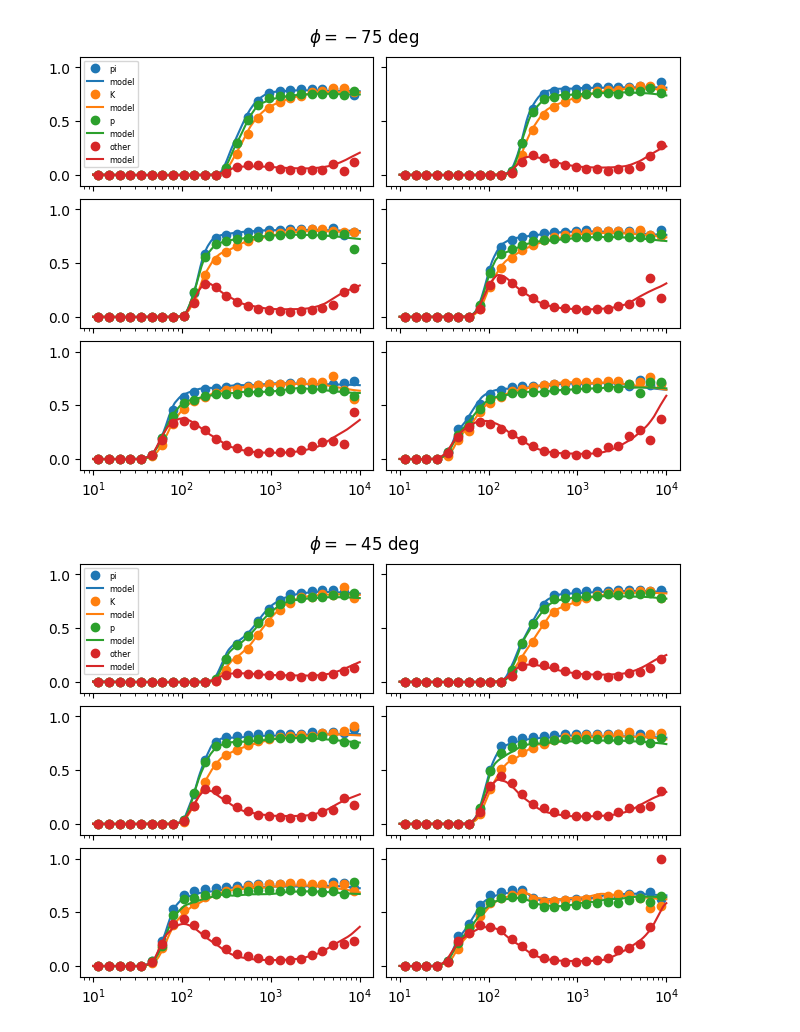
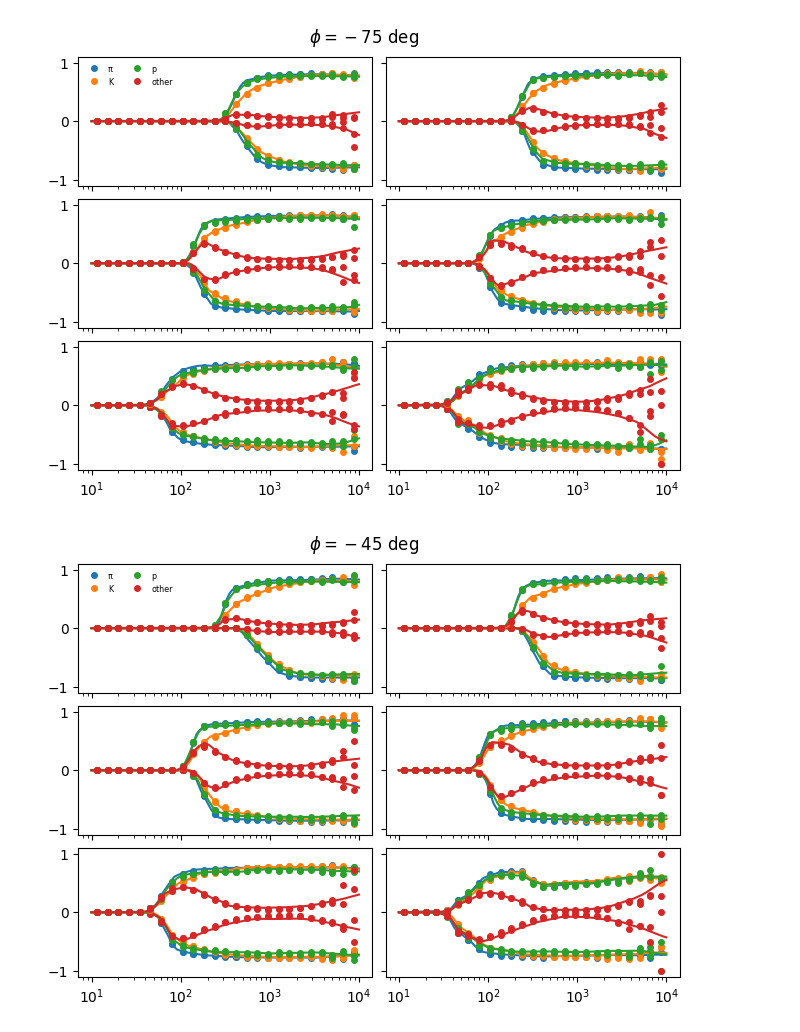
Before and after one commit to HDembinski/HDembinski.github.io, a Jupyter notebook: regression.ipynb, the cells around one changed output. Cells and saved outputs as stored; diff of their text form; code cells hidden in the pictures.

```diff
--- a/regression.ipynb
+++ b/regression.ipynb
@@ -53,27 +96,30 @@ Pipeline(steps=[('functiontransformer',
 # %%
-labels = ("pi", "K", "p", "other")
+labels = ("π", "K", "p", "other")
 for phii in rec.axes[2].centers:
     fig, axes = plt.subplots(3, 2, sharex=True, sharey=True, layout="compressed")
     plt.suptitle(rf"$\phi = {np.degrees(phii):.0f}$ deg")
     for etai, axi in zip(rec.axes[0].centers, axes.flat):
         plt.sca(axi)
-        for isp, label in enumerate(labels):
-            ma = X[:, 0] == etai
-            ma &= X[:, 2] == phii
-            ma &= X[:, 3] == isp
-            l, = plt.plot(X[ma, 1], y[ma], "o", label=f"{label}")
+        for ich, charge in enumerate((-1, 1)):
+            for isp, label in enumerate(labels):
+                ma = X[:, 0] == etai
+                ma &= np.abs(X[:, 2] - np.cos(phii)) < 0.001
+                ma &= X[:, 4] == ich
+                ma &= X[:, 5] == isp
+                plt.plot(np.exp(X[ma, 1]), charge * y[ma], "o", ms=4, color=f"C{isp}", label=f"{label}" if ich else None)
 
-            mpt = np.geomspace(10, 1e4, 2000)
-            Xp = np.empty((len(mpt), 4))
-            Xp[:, 0] = etai
-            Xp[:, 1] = mpt
-            Xp[:, 2] = phii
-            Xp[:, 3] = isp
-            yp = clf.predict(Xp)
-            plt.plot(Xp[:, 1], yp, label=f"model", color=l.get_color())
-
+                mpt = np.geomspace(10, 1e4, 2000)
+                Xp = np.empty((len(mpt), 6), dtype=np.float32)
+                Xp[:, 0] = etai
+                Xp[:, 1] = np.log(mpt)
+                Xp[:, 2] = np.cos(phii)
+                Xp[:, 3] = np.sin(phii)
+                Xp[:, 4] = ich
+                Xp[:, 5] = isp
+                yp = clf.predict(Xp)
+                plt.plot(np.exp(Xp[:, 1]), charge * yp, color=f"C{isp}")
     plt.sca(axes[0,0])
     plt.semilogx()
-    plt.ylim(-0.1, 1.1)
-    plt.legend(fontsize="xx-small");
+    plt.ylim(-1.1, 1.1)
+    plt.legend(fontsize="xx-small", ncol=2, frameon=False);
 # %% [output]
@@ -83,2 +129,2 @@ for phii in rec.axes[2].centers:
-[figure, old version]
+[figure, new version]
-[figure, old version]
+[figure, new version]
```
Also changed, not shown: parts of 10 cells of this notebook.
